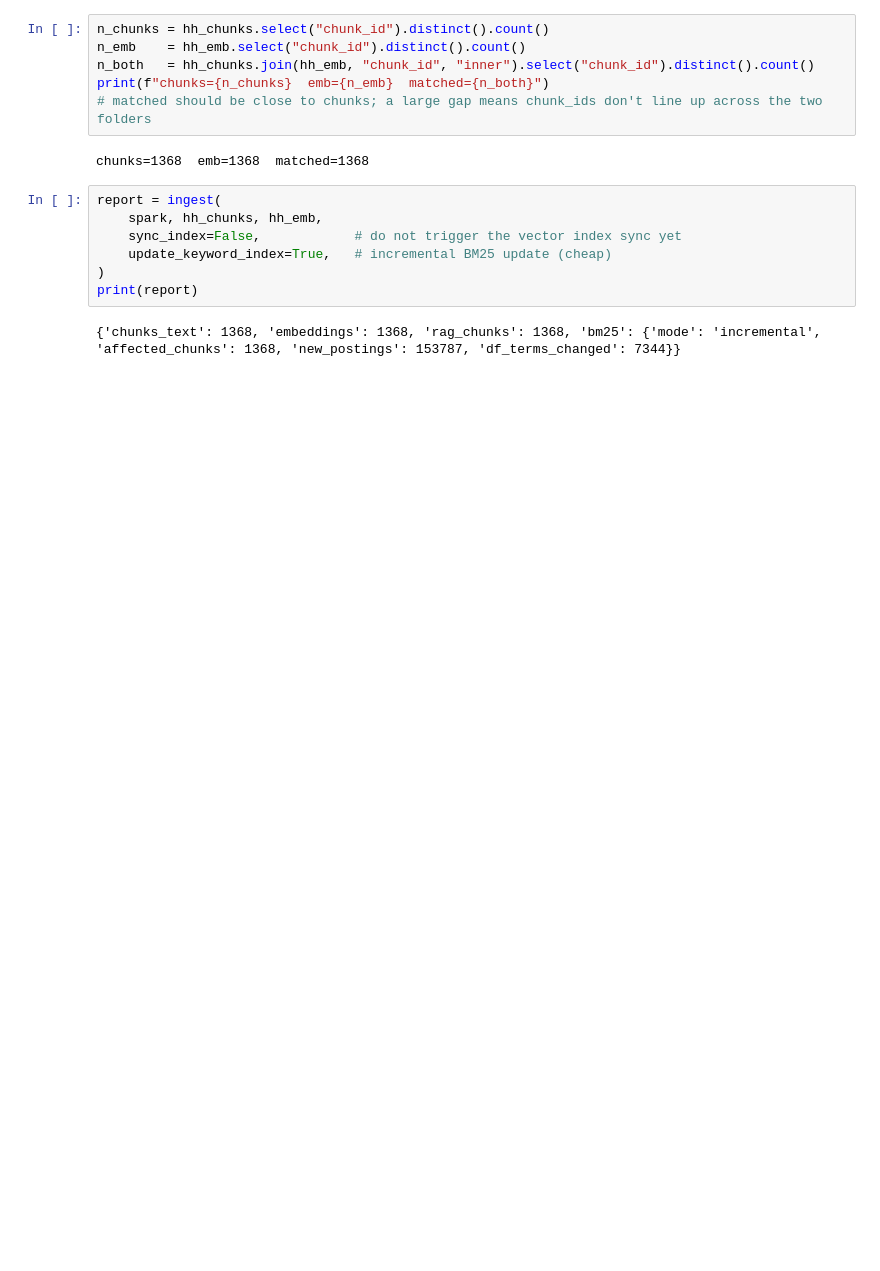
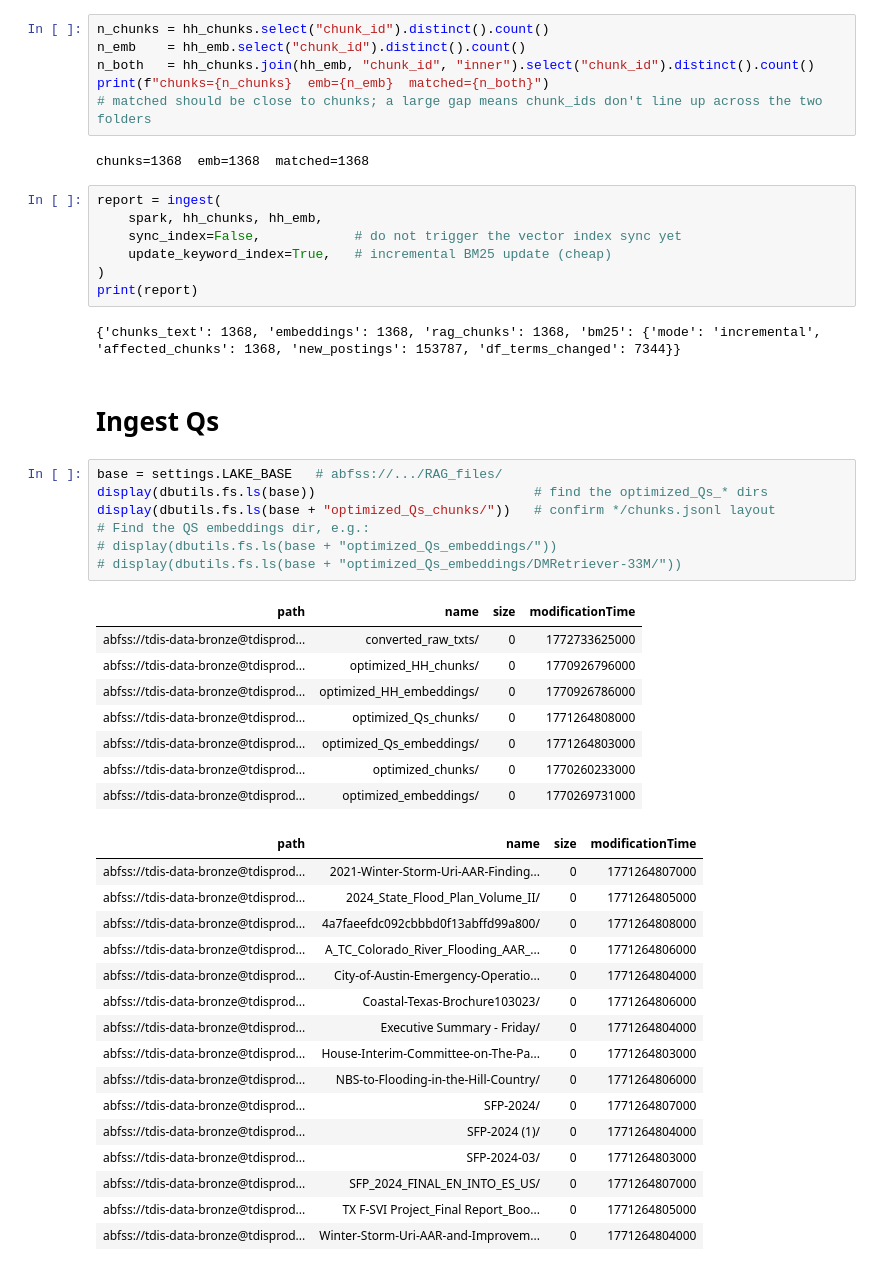
Before and after one commit to WSpie/TDIS_AI_RAG_Databricks, a Jupyter notebook: ingest_nbk.ipynb, the cells around one changed output. Cells and saved outputs as stored; diff of their text form; blank space fills up the shorter version.

```diff
--- a/ingest_nbk.ipynb
+++ b/ingest_nbk.ipynb
@@ -97,3 +99,37 @@ report = ingest(
 print(report)
 # %% [output]
 {'chunks_text': 1368, 'embeddings': 1368, 'rag_chunks': 1368, 'bm25': {'mode': 'incremental', 'affected_chunks': 1368, 'new_postings': 153787, 'df_terms_changed': 7344}}
+# %% [markdown]
+# Ingest Qs
+# %%
+base = settings.LAKE_BASE   # abfss://.../RAG_files/
+display(dbutils.fs.ls(base))                            # find the optimized_Qs_* dirs
+display(dbutils.fs.ls(base + "optimized_Qs_chunks/"))   # confirm */chunks.jsonl layout
+# Find the QS embeddings dir, e.g.:
+# display(dbutils.fs.ls(base + "optimized_Qs_embeddings/"))
+# display(dbutils.fs.ls(base + "optimized_Qs_embeddings/DMRetriever-33M/"))
+# %% [output]
+| path | name | size | modificationTime |
+| abfss://tdis-data-bronze@tdisprod... | converted_raw_txts/ | 0 | 1772733625000 |
+| abfss://tdis-data-bronze@tdisprod... | optimized_HH_chunks/ | 0 | 1770926796000 |
+| abfss://tdis-data-bronze@tdisprod... | optimized_HH_embeddings/ | 0 | 1770926786000 |
+| abfss://tdis-data-bronze@tdisprod... | optimized_Qs_chunks/ | 0 | 1771264808000 |
+| abfss://tdis-data-bronze@tdisprod... | optimized_Qs_embeddings/ | 0 | 1771264803000 |
+| abfss://tdis-data-bronze@tdisprod... | optimized_chunks/ | 0 | 1770260233000 |
+| abfss://tdis-data-bronze@tdisprod... | optimized_embeddings/ | 0 | 1770269731000 |
+| path | name | size | modificationTime |
+| abfss://tdis-data-bronze@tdisprod... | 2021-Winter-Storm-Uri-AAR-Finding... | 0 | 1771264807000 |
+| abfss://tdis-data-bronze@tdisprod... | 2024_State_Flood_Plan_Volume_II/ | 0 | 1771264805000 |
+| abfss://tdis-data-bronze@tdisprod... | 4a7faeefdc092cbbbd0f13abffd99a800/ | 0 | 1771264808000 |
+| abfss://tdis-data-bronze@tdisprod... | A_TC_Colorado_River_Flooding_AAR_... | 0 | 1771264806000 |
+| abfss://tdis-data-bronze@tdisprod... | City-of-Austin-Emergency-Operatio... | 0 | 1771264804000 |
+| abfss://tdis-data-bronze@tdisprod... | Coastal-Texas-Brochure103023/ | 0 | 1771264806000 |
+| abfss://tdis-data-bronze@tdisprod... | Executive Summary - Friday/ | 0 | 1771264804000 |
+| abfss://tdis-data-bronze@tdisprod... | House-Interim-Committee-on-The-Pa... | 0 | 1771264803000 |
+| abfss://tdis-data-bronze@tdisprod... | NBS-to-Flooding-in-the-Hill-Country/ | 0 | 1771264806000 |
+| abfss://tdis-data-bronze@tdisprod... | SFP-2024/ | 0 | 1771264807000 |
+| abfss://tdis-data-bronze@tdisprod... | SFP-2024 (1)/ | 0 | 1771264804000 |
+| abfss://tdis-data-bronze@tdisprod... | SFP-2024-03/ | 0 | 1771264803000 |
+| abfss://tdis-data-bronze@tdisprod... | SFP_2024_FINAL_EN_INTO_ES_US/ | 0 | 1771264807000 |
+| abfss://tdis-data-bronze@tdisprod... | TX F-SVI Project_Final Report_Boo... | 0 | 1771264805000 |
+| abfss://tdis-data-bronze@tdisprod... | Winter-Storm-Uri-AAR-and-Improvem... | 0 | 1771264804000 |
```
Also changed, not shown: parts of 4 cells of this notebook, 1 other file.
